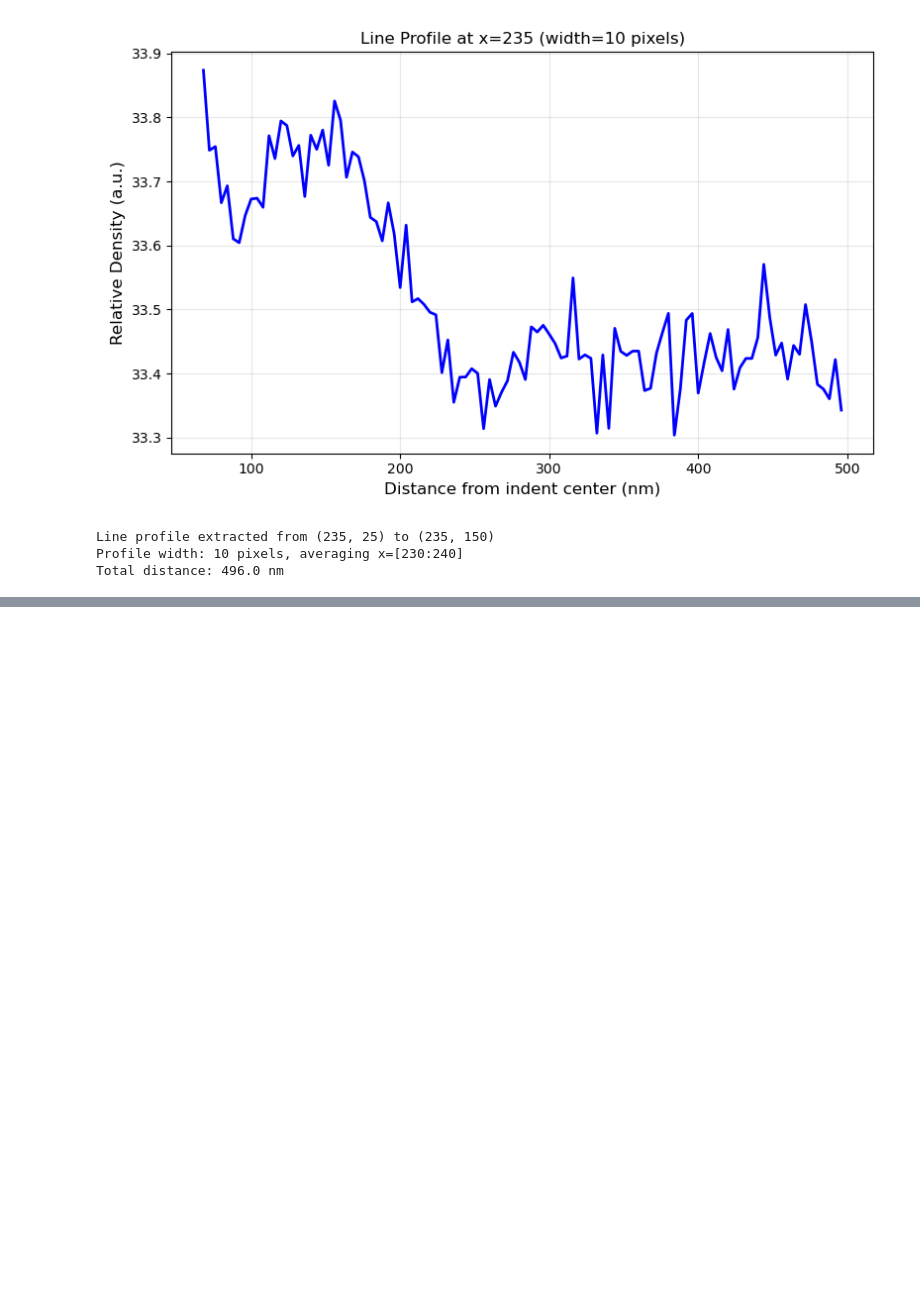
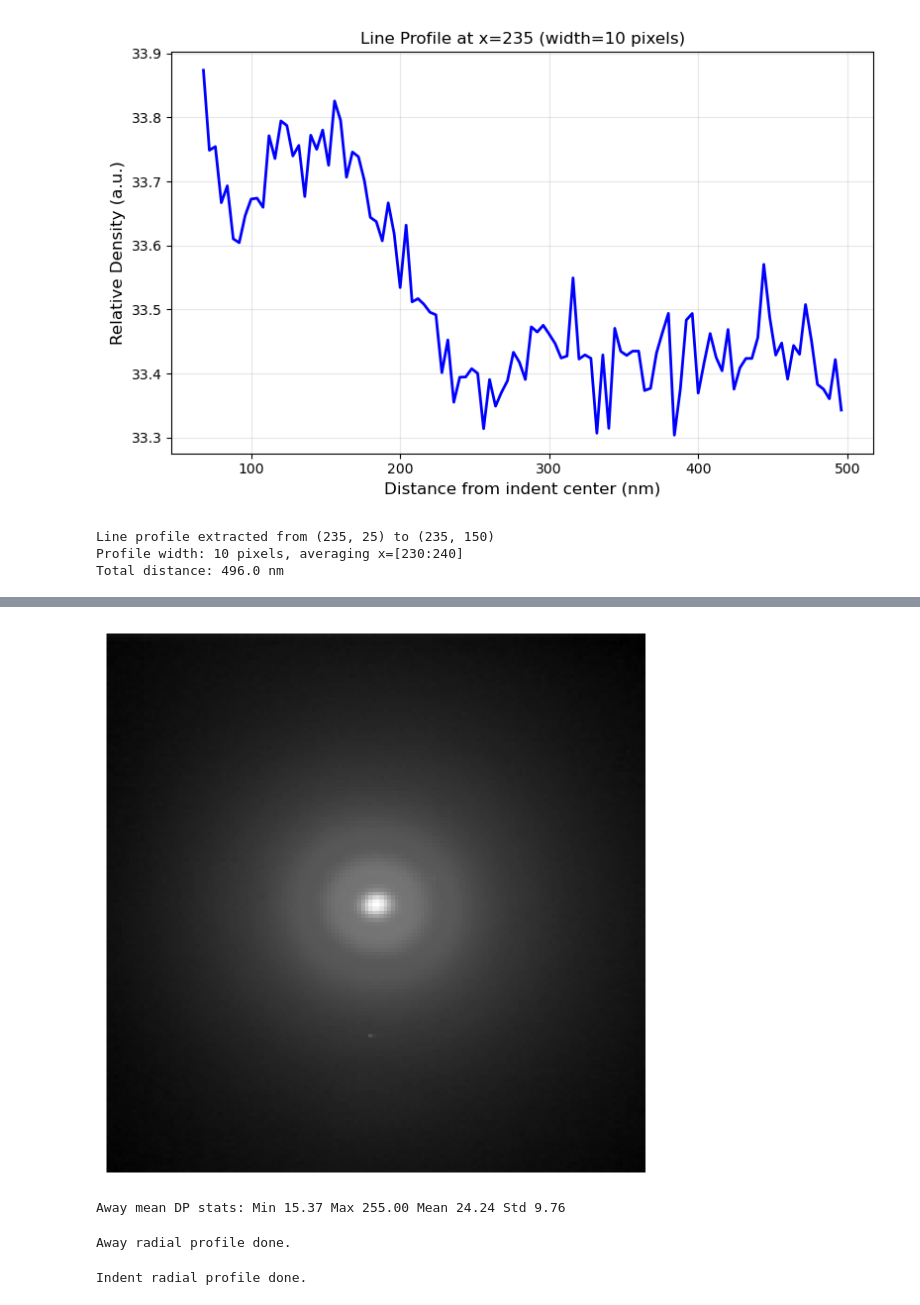
Before and after one commit to vivekdev-empa/nanolam_tantala_silica, a Jupyter notebook: Density_map_4nm.ipynb, the cells around one changed output, grey strips where cells are left out. Cells and saved outputs as stored; diff of their text form; code cells hidden in the pictures; blank space fills up the shorter version.

```diff
--- a/Density_map_4nm.ipynb
+++ b/Density_map_4nm.ipynb
@@ -288,0 +357,59 @@ Total distance: 496.0 nm
+# %%
+# Extract and average diffraction patterns away from indent
+square_x = 230
+square_y = 160
+square_size = 20
+x_start = square_x
+x_end = square_x + square_size
+y_start = square_y
+y_end = square_y + square_size
+dp_stack = data[y_start:y_end, x_start:x_end, :, :]
+mean_dp_away = np.mean(dp_stack, axis=(0, 1))
+fig_dp, ax_dp = plt.subplots(figsize=(8, 8))
+ax_dp.imshow(mean_dp_away, cmap='gray', norm='log')
+ax_dp.axis('off')
+plt.tight_layout()
+plt.savefig(f'{output_dir}\\mean_diffraction_pattern_awayfromindentarea.png', dpi=300)
+plt.show()
+print('Away mean DP stats:',
+      f'Min {mean_dp_away.min():.2f}',
+      f'Max {mean_dp_away.max():.2f}',
+      f'Mean {mean_dp_away.mean():.2f}',
+      f'Std {mean_dp_away.std():.2f}')
+# %% [output]
+[figure, added]
+Away mean DP stats: Min 15.37 Max 255.00 Mean 24.24 Std 9.76
+# %%
+# Radial profile (undeformed / away region) out to 50 pixels
+dp = mean_dp_away
+h, w = dp.shape
+cy, cx = h/2.0, w/2.0
+yy, xx = np.indices(dp.shape)
+r = np.sqrt((yy - cy)**2 + (xx - cx)**2).astype(int)
+max_r = 50
+mask = r <= max_r
+counts = np.bincount(r[mask].ravel(), minlength=max_r+1)
+sums = np.bincount(r[mask].ravel(), weights=dp[mask].ravel(), minlength=max_r+1)
+radial_profile_away = sums / np.maximum(counts, 1)
+radii = np.arange(len(radial_profile_away))
+np.save(f'{output_dir}\\radial_profile_awayfromindentarea.npy', radial_profile_away)
+print('Away radial profile done.')
+# %% [output]
+Away radial profile done.
+# %%
+# Radial profile (deformed / indent region) out to 50 pixels
+dp = mean_dp_indent
+h, w = dp.shape
+cy, cx = h/2.0, w/2.0
+yy, xx = np.indices(dp.shape)
+r = np.sqrt((yy - cy)**2 + (xx - cx)**2).astype(int)
+max_r = 50
+mask = r <= max_r
+counts = np.bincount(r[mask].ravel(), minlength=max_r+1)
+sums = np.bincount(r[mask].ravel(), weights=dp[mask].ravel(), minlength=max_r+1)
+radial_profile_indent = sums / np.maximum(counts, 1)
+radii_indent = np.arange(len(radial_profile_indent))
+np.save(f'{output_dir}\\radial_profile_indentarea.npy', radial_profile_indent)
+print('Indent radial profile done.')
+# %% [output]
+Indent radial profile done.
```
Also changed, not shown: parts of 4 cells of this notebook.
